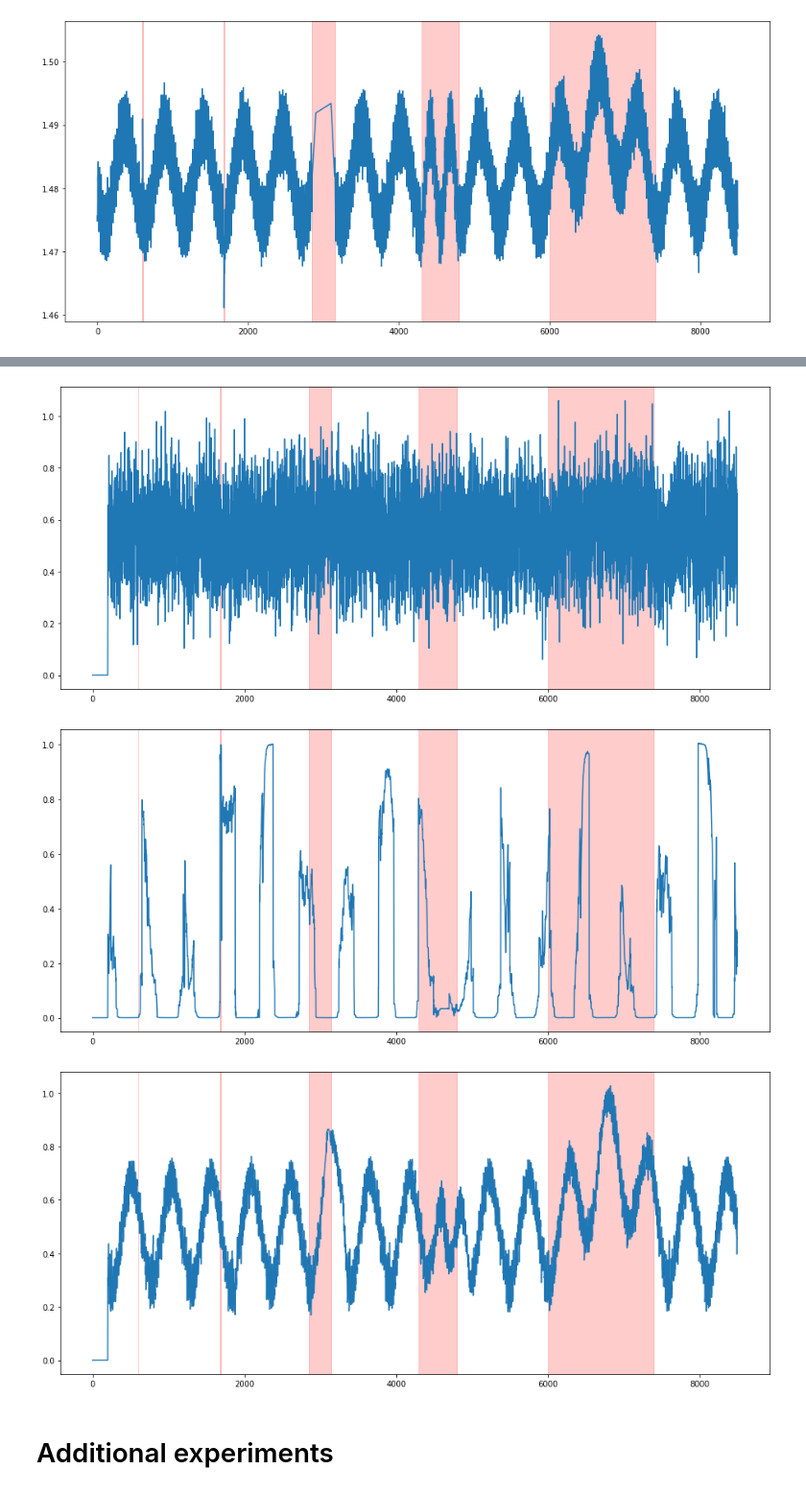
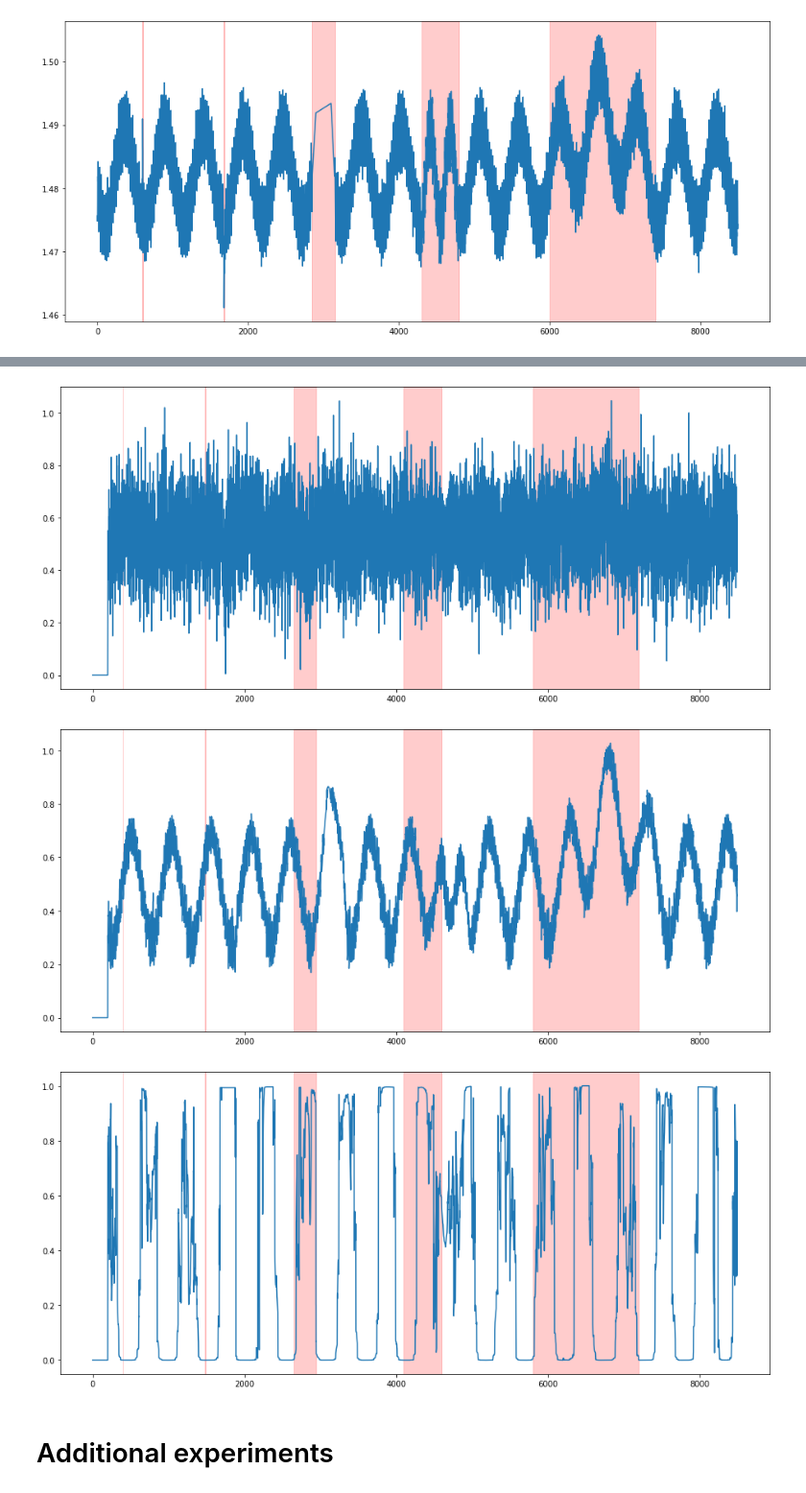
Before and after one commit to Stashq/TS-Forecasting, a Jupyter notebook: notebooks/sin_exp.ipynb, the cells around one changed output, grey strips where cells are left out. Shown at 96% size. Saved outputs shown, nothing was run; the diff lists cells and outputs as text; code cells hidden in the pictures.

Commit message:
Creating a_scores and testing in detection

```diff
--- a/notebooks/sin_exp.ipynb
+++ b/notebooks/sin_exp.ipynb
@@ -117,6 +118,7 @@ test_point_cls = pd.read_csv(
 
 n_features = train_ds.n_points
 point_anoms_ranges = get_cls_ids_ranges(test_ds.sequences[0].index, test_point_cls)
+rec_anom_ranges = get_cls_ids_ranges(test_ds.sequences[0].index, test_point_cls, shift=-window_size+1)
 # %% [markdown]
 # Testing models on sin dataset
 # %% [markdown]
@@ -133,7 +135,7 @@ exp1.models_params['name_']
 Name: name_, dtype: object
 # %%
 exp1_a_scores = a_score_exp(
-    train_dl, test_dl, exp1, scale=True, models_ids=[0, 1, 2, 4])
+    train_dl, test_dl, exp1, scale=True, models_ids=[0, 1, 2])
 # %%
 exp2 = load_experimentator('./saved_experiments/2022-06-12_01:00:49.pkl')
 exp2.models_params['name_']
@@ -141,6 +143,9 @@ exp2.models_params['name_']
 0    TadGAN_h50_l1_z10_g1d1_warmup0
 1          AnomTrans_l1_d10_lambda3
 Name: name_, dtype: object
+# %%
+exp2_a_scores = a_score_exp(
+    train_dl, test_dl, exp2, scale=True, models_ids=[0, 1])
 # %%
 train_a_scores, test_a_scores = exctract_a_scores(
     [exp1_a_scores, exp2_a_scores], train_len=train_ds.n_points, test_len=test_ds.n_points)
@@ -184,5 +189,5 @@ plot_dataset(
 for m_name, a_scores in test_a_scores.items():
     plot_dataset(
         {m_name: a_scores}, figsize=(16, 7),
-        anoms_vrects=point_anoms_ranges, show_f_name=False, show_legend=False);
+        anoms_vrects=rec_anom_ranges, show_f_name=False, show_legend=False);
 # %% [output]
@@ -191,6 +196,6 @@ for m_name, a_scores in test_a_scores.items():
-[figure, old version]
+[figure, new version]
-[figure, old version]
+[figure, new version]
-[figure, old version]
+[figure, new version]
 # %% [markdown]
 # Additional experiments
 # %% [markdown]
```
Also changed, not shown: parts of 36 cells of this notebook, 16 other files.
